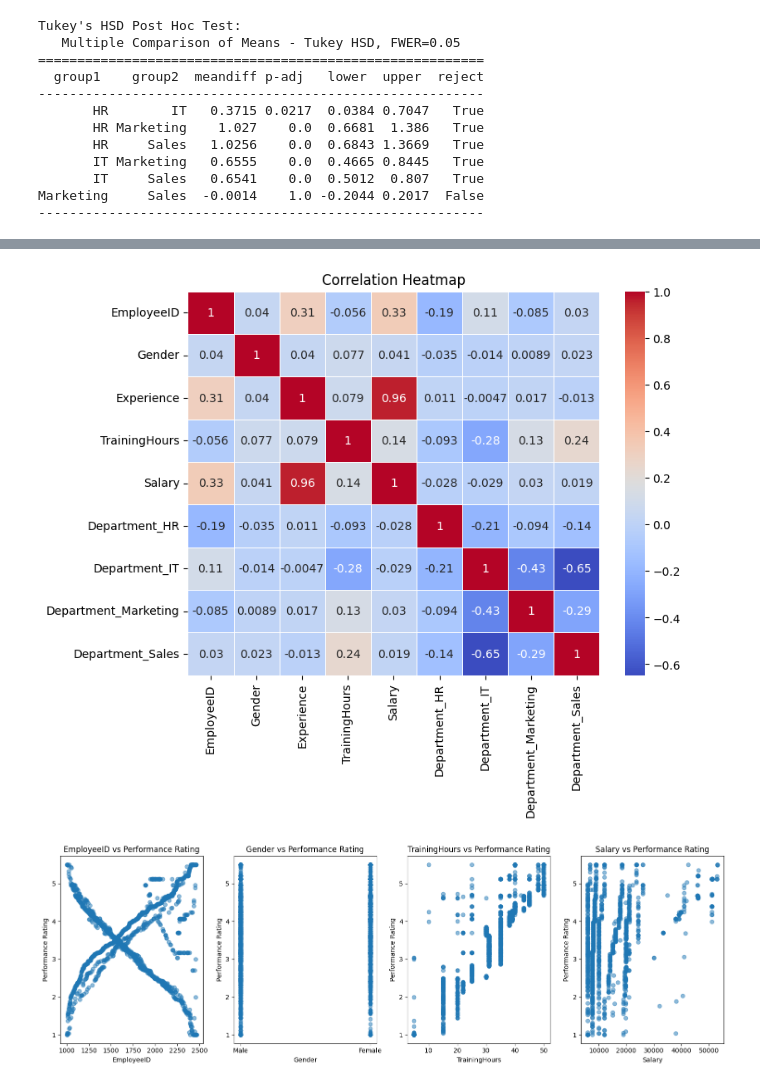
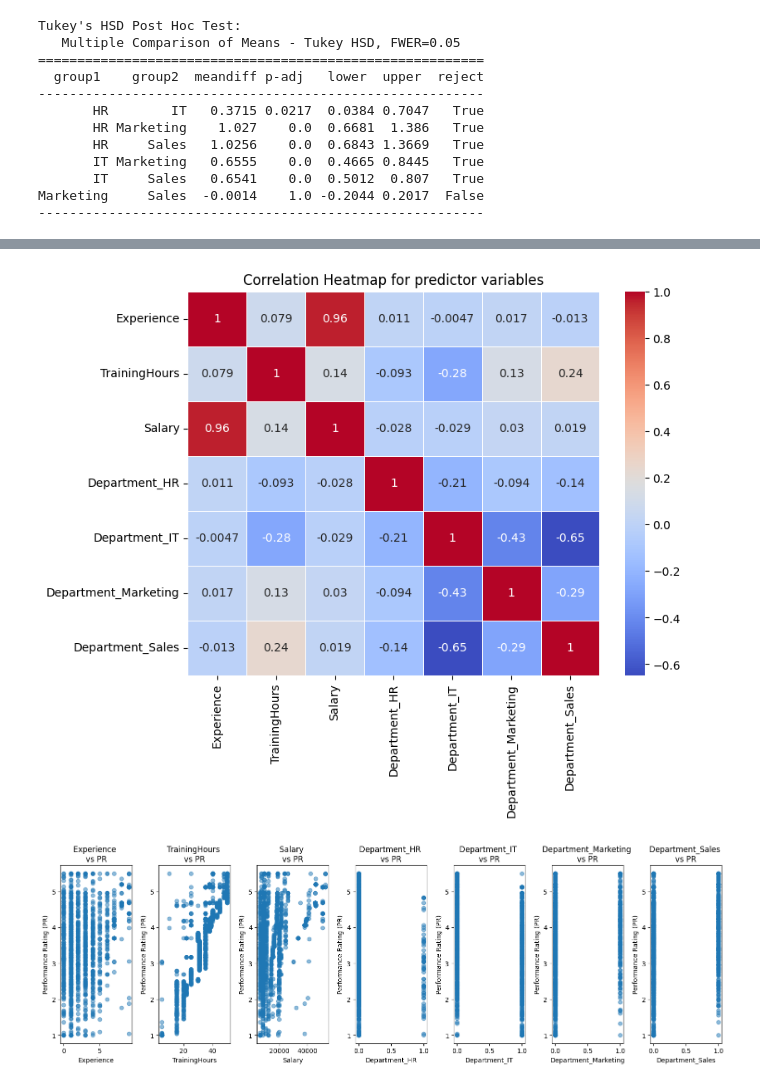
Before and after one commit to roccomilicic/DataAnalysisGroupAssignment, a Jupyter notebook: DataAnalysis.ipynb, the cells around one changed output, grey strips where cells are left out. Cells and saved outputs as stored; diff of their text form; code cells hidden in the pictures.

```diff
--- a/DataAnalysis.ipynb
+++ b/DataAnalysis.ipynb
@@ -30,6 +30,10 @@ print(data.head())
 4               1.04   38000
 # %%
 # Task 1: Data Preparation and Exploration
+# Remove the employeeID column
+data.drop('EmployeeID', axis=1, inplace=True)
+print(data.head())
+
 # Histogram of performance ratings
 plt.figure(figsize=(10, 6))
 sns.histplot(data=data, x='PerformanceRating', kde=True, bins=10, alpha=0.7)
@@ -111,17 +121,20 @@ plt.show()
 # %%
+# Part 2: Task 2
+# Assumptions for Regression Analysis
+
 #Step 2: Select predictor variables (features) and the target variable (PT08.S1(CO)):
 # Select independent variables
-X = dataHeat[[ 'EmployeeID', 'Gender', 'Experience', 'TrainingHours', 'Salary', 'Department_HR','Department_IT','Department_Marketing','Department_Sales']]
+X = dataHeat[[ 'Experience', 'TrainingHours', 'Salary', 'Department_HR','Department_IT','Department_Marketing','Department_Sales']]
 # Dependent variable
 y = dataHeat['PerformanceRating']
 
 
 #Step 3.1:Check for multicollinearity using a heatmap
-corr_matrix = X.corr()
+corr_matrix = X.corr(numeric_only=True)
 plt.figure(figsize=(8, 6))
 sns.heatmap(corr_matrix, annot=True, cmap="coolwarm", linewidths=0.5)
-plt.title("Correlation Heatmap")
+plt.title("Correlation Heatmap for predictor variables")
 plt.show()
 # %% [output]
-[figure, old version]
+[figure, new version]
 # %%
@@ -129,16 +145,19 @@ plt.show()
 dataHeat = data.drop("Experience", axis=1)
 X = dataHeat[[ 'EmployeeID', 'Gender', 'TrainingHours', 'Salary']]
 # %%
+# Part 2: Task 2
+# Assumptions for Regression Analysis
+
 fig, axes = plt.subplots(nrows=1, ncols=len(X.columns), figsize=(15, 5))
 
 for i, col in enumerate(X.columns):
     axes[i].scatter(X[col], y, alpha=0.5)
-    axes[i].set_title(f'{col} vs Performance Rating')
+    axes[i].set_title(f'{col} \nvs PR')
     axes[i].set_xlabel(col)
-    axes[i].set_ylabel('Performance Rating')
+    axes[i].set_ylabel('Performance Rating (PR)')
 
 plt.tight_layout()
 plt.show()
 # %% [output]
-[figure, old version]
+[figure, new version]
 # %%
```
Also changed, not shown: parts of 7 cells of this notebook.
